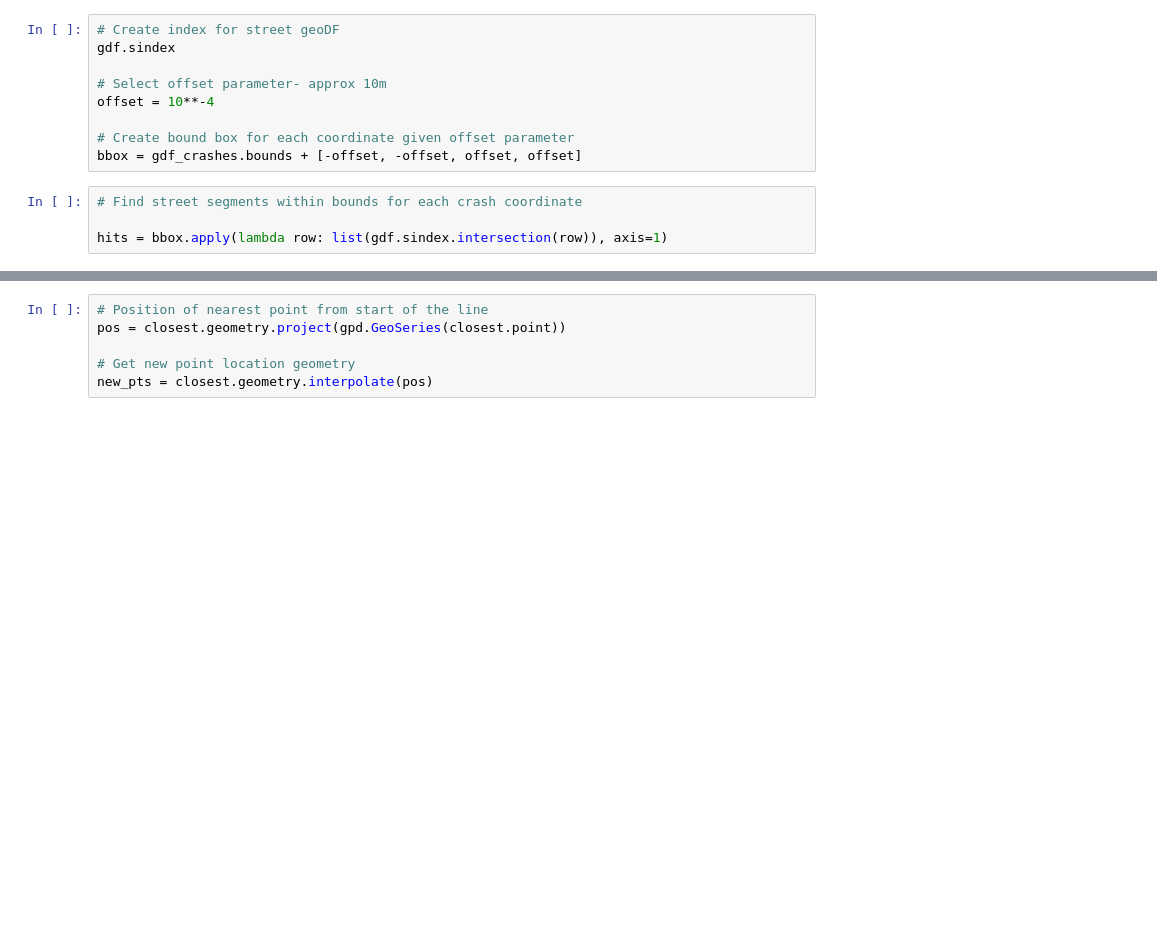
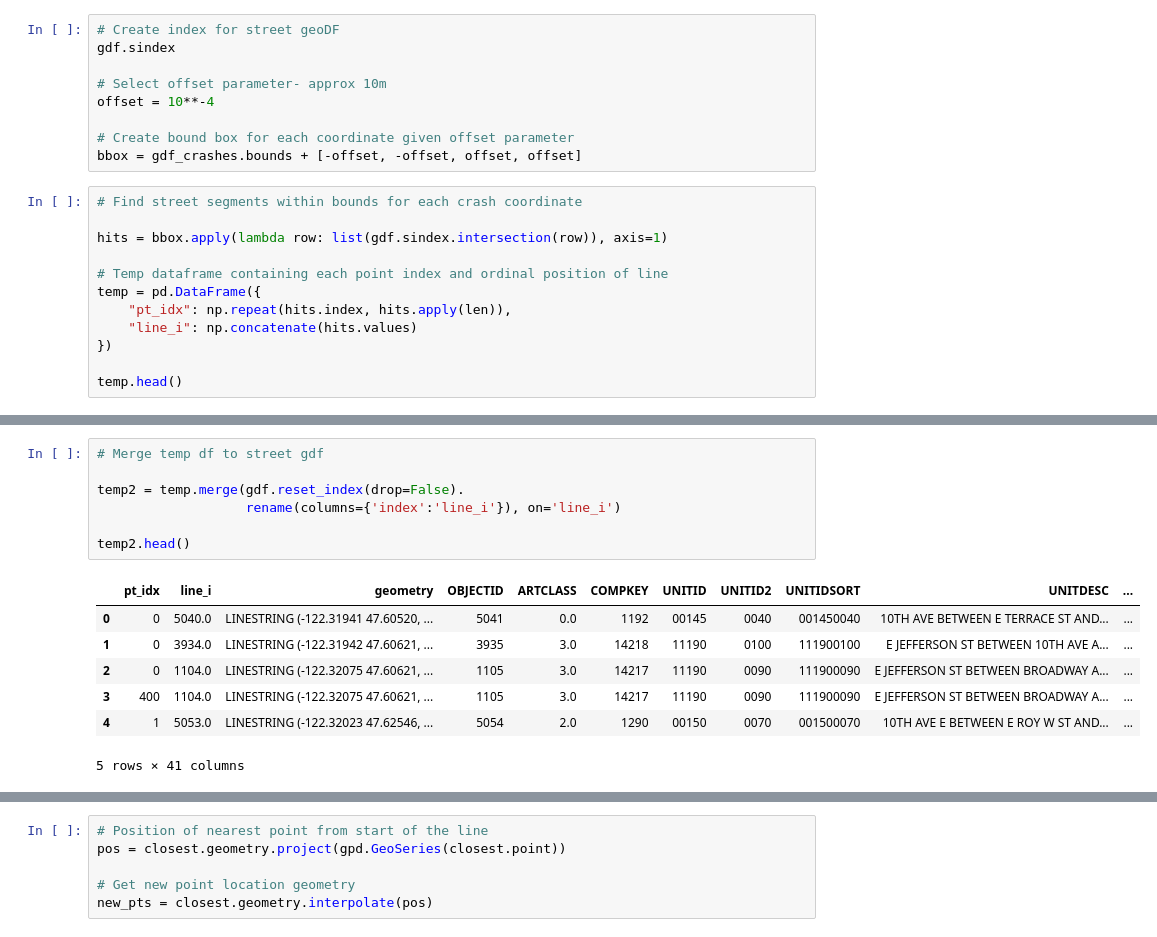
Before and after one commit to emi90/bike-index, a Jupyter notebook: Street-Data-Prep.ipynb, the cells around one changed output, grey strips where cells are left out. Cells and saved outputs as stored; diff of their text form; blank space fills up the shorter version.

Commit message:
finish street data prep

```diff
--- a/Street-Data-Prep.ipynb
+++ b/Street-Data-Prep.ipynb
@@ -83,3 +111,11 @@ bbox = gdf_crashes.bounds + [-offset, -offset, offset, offset]
 # Find street segments within bounds for each crash coordinate
 
 hits = bbox.apply(lambda row: list(gdf.sindex.intersection(row)), axis=1)
+
+# Temp dataframe containing each point index and ordinal position of line
+temp = pd.DataFrame({
+    "pt_idx": np.repeat(hits.index, hits.apply(len)),
+    "line_i": np.concatenate(hits.values)
+})
+
+temp.head()
@@ -119 +129,16 @@ The injuries will be mapped using the following index:
+# %%
+# Merge temp df to street gdf
+
+temp2 = temp.merge(gdf.reset_index(drop=False).
+                   rename(columns={'index':'line_i'}), on='line_i')
+
+temp2.head()
+# %% [output]
+|  | pt_idx | line_i | geometry | OBJECTID | ARTCLASS | COMPKEY | UNITID | UNITID2 | UNITIDSORT | UNITDESC | ... |
+| 0 | 0 | 5040.0 | LINESTRING (-122.31941 47.60520, ... | 5041 | 0.0 | 1192 | 00145 | 0040 | 001450040 | 10TH AVE BETWEEN E TERRACE ST AND... | ... |
+| 1 | 0 | 3934.0 | LINESTRING (-122.31942 47.60621, ... | 3935 | 3.0 | 14218 | 11190 | 0100 | 111900100 | E JEFFERSON ST BETWEEN 10TH AVE A... | ... |
+| 2 | 0 | 1104.0 | LINESTRING (-122.32075 47.60621, ... | 1105 | 3.0 | 14217 | 11190 | 0090 | 111900090 | E JEFFERSON ST BETWEEN BROADWAY A... | ... |
+| 3 | 400 | 1104.0 | LINESTRING (-122.32075 47.60621, ... | 1105 | 3.0 | 14217 | 11190 | 0090 | 111900090 | E JEFFERSON ST BETWEEN BROADWAY A... | ... |
+| 4 | 1 | 5053.0 | LINESTRING (-122.32023 47.62546, ... | 5054 | 2.0 | 1290 | 00150 | 0070 | 001500070 | 10TH AVE E BETWEEN E ROY W ST AND... | ... |
+5 rows × 41 columns
 # %%
```
Also changed, not shown: parts of 35 cells of this notebook, 1 other file.
